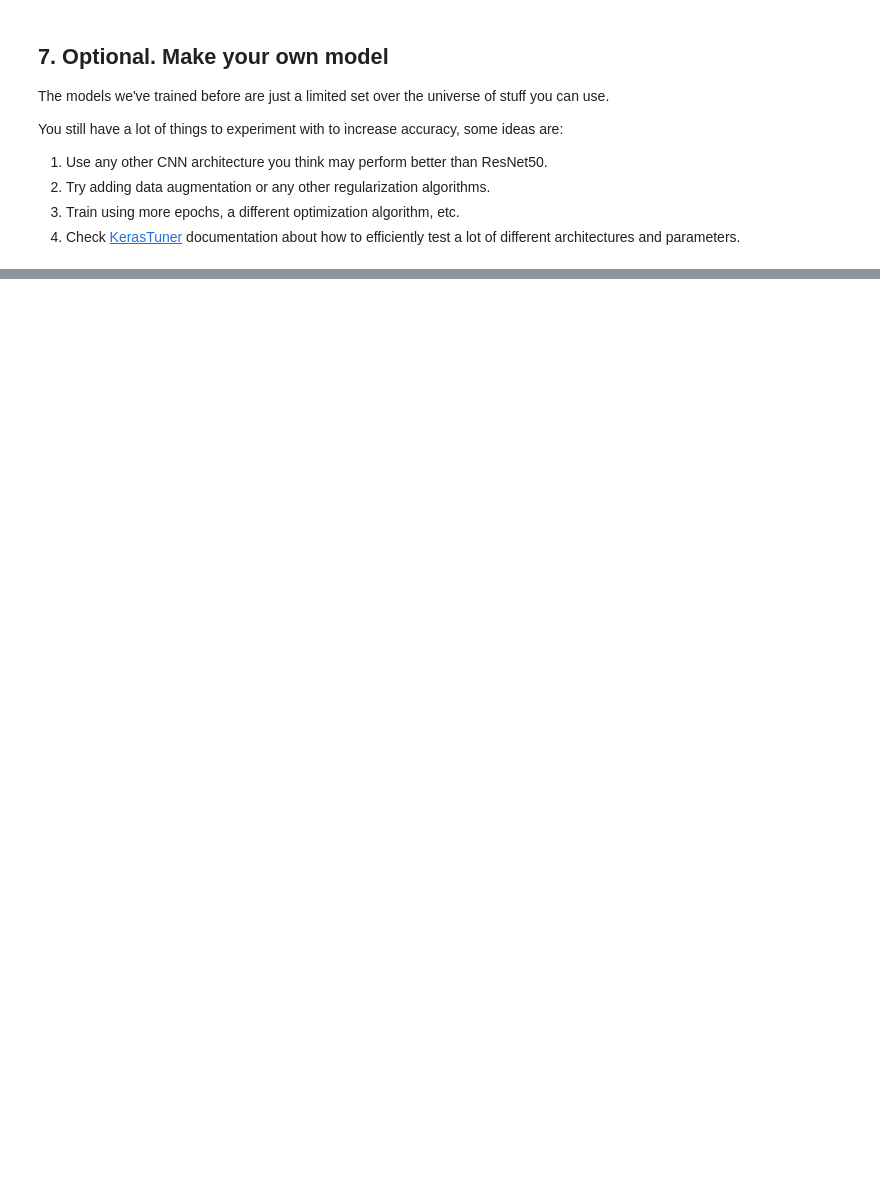
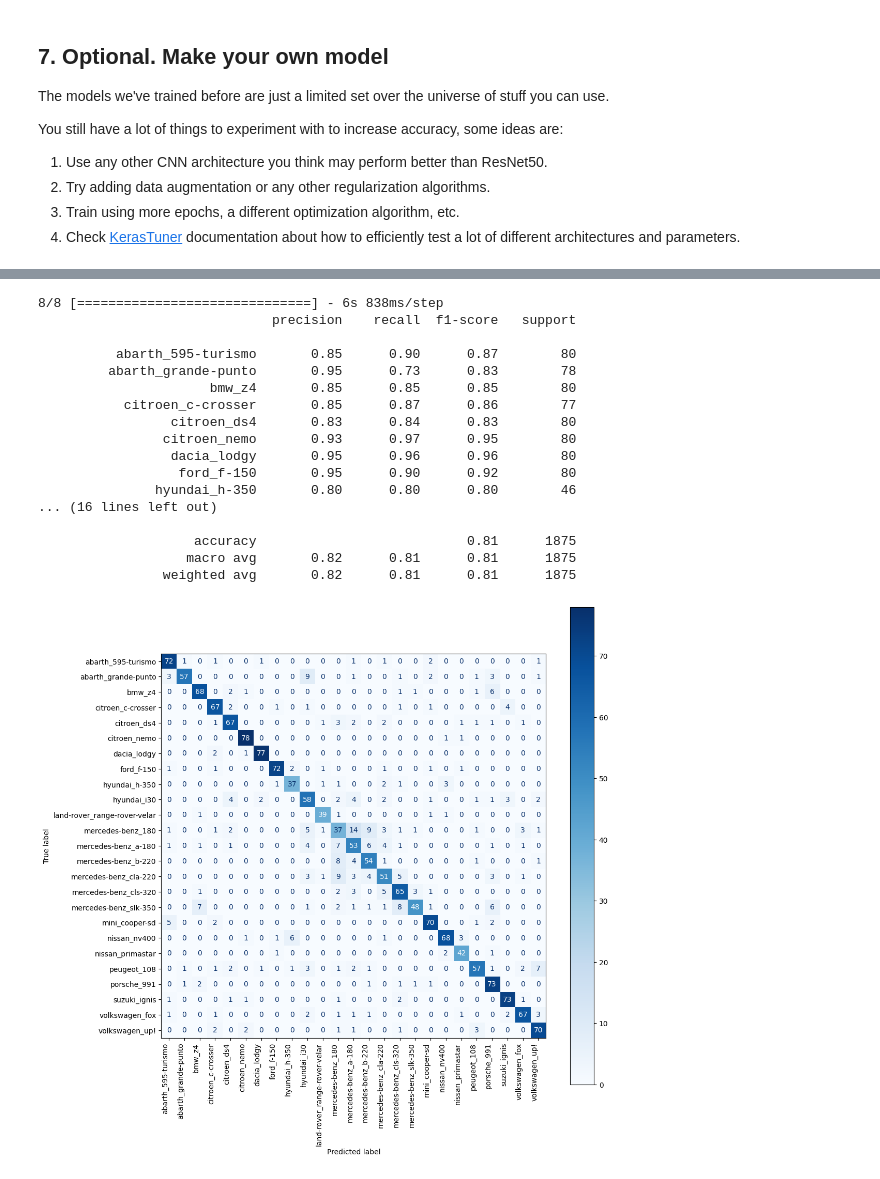
Before and after one commit to rodrigo714/anyoneai, a Jupyter notebook: AnyoneAI - Sprint Project 04.ipynb, the cells around one changed output, grey strips where cells are left out. Cells and saved outputs as stored; diff of their text form; code cells hidden in the pictures; blank space fills up the shorter version.

```diff
--- a/AnyoneAI - Sprint Project 04.ipynb
+++ b/AnyoneAI - Sprint Project 04.ipynb
@@ -463 +520,50 @@ Epoch 16/20
 <keras.callbacks.History at 0x...>
+# %%
+import numpy as np
+import matplotlib.pyplot as plt
+from sklearn.metrics import classification_report, confusion_matrix, ConfusionMatrixDisplay
+
+# Obtén las etiquetas verdaderas
+y_true = np.concatenate([y for x, y in test_ds], axis=0)
+if y_true.ndim > 1 and y_true.shape[1] > 1:
+    y_true = np.argmax(y_true, axis=1)
+
+# Obtén las predicciones del modelo
+y_pred = resnet50_model.predict(test_ds)
+y_pred_classes = np.argmax(y_pred, axis=1)
+
+# Imprime el reporte de clasificación
+print(classification_report(y_true, y_pred_classes, target_names=class_names))
+
+# Calcula y visualiza la matriz de confusión
+cm = confusion_matrix(y_true, y_pred_classes)
+disp = ConfusionMatrixDisplay(confusion_matrix=cm, display_labels=class_names)
+
+# Dibuja la matriz de confusión
+fig, ax = plt.subplots(figsize=(12, 12))  # Ajusta el tamaño según sea necesario
+disp.plot(cmap='Blues', ax=ax)
+
+# Rota las etiquetas del eje x
+plt.xticks(rotation=90, ha='right')
+plt.yticks(rotation=0)
+
+plt.show()
+# %% [output]
+8/8 [==============================] - 6s 838ms/step
+                              precision    recall  f1-score   support
+
+          abarth_595-turismo       0.85      0.90      0.87        80
+         abarth_grande-punto       0.95      0.73      0.83        78
+                      bmw_z4       0.85      0.85      0.85        80
+           citroen_c-crosser       0.85      0.87      0.86        77
+                 citroen_ds4       0.83      0.84      0.83        80
+                citroen_nemo       0.93      0.97      0.95        80
+                 dacia_lodgy       0.95      0.96      0.96        80
+                  ford_f-150       0.95      0.90      0.92        80
+               hyundai_h-350       0.80      0.80      0.80        46
+... (16 lines left out)
+
+                    accuracy                           0.81      1875
+                   macro avg       0.82      0.81      0.81      1875
+                weighted avg       0.82      0.81      0.81      1875
+[figure, added]
```
Also changed, not shown: parts of 5 cells of this notebook.
